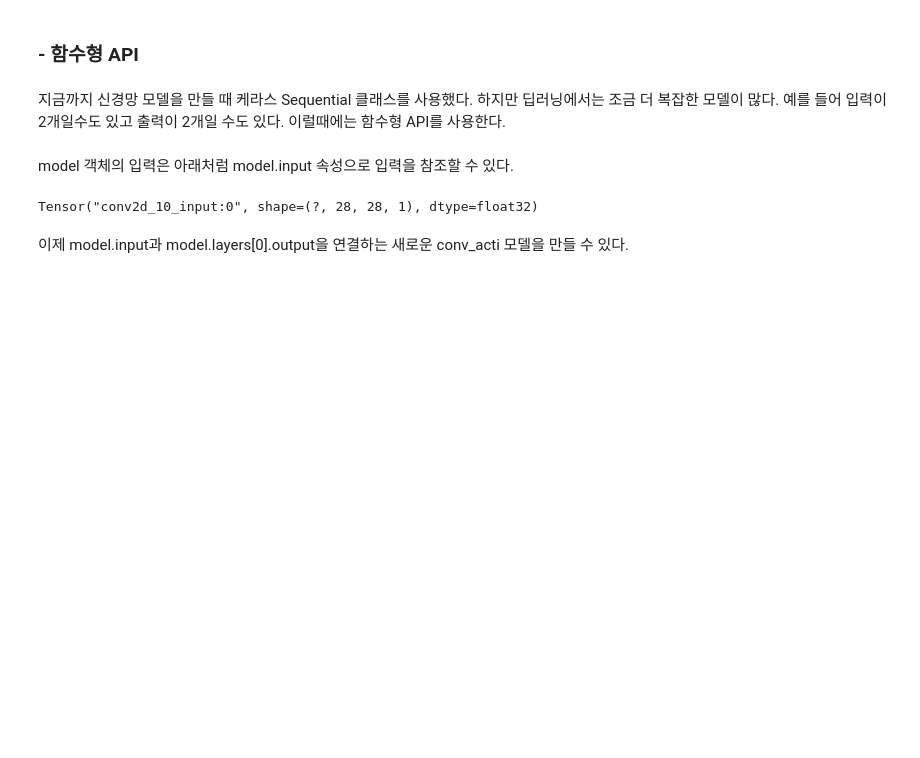
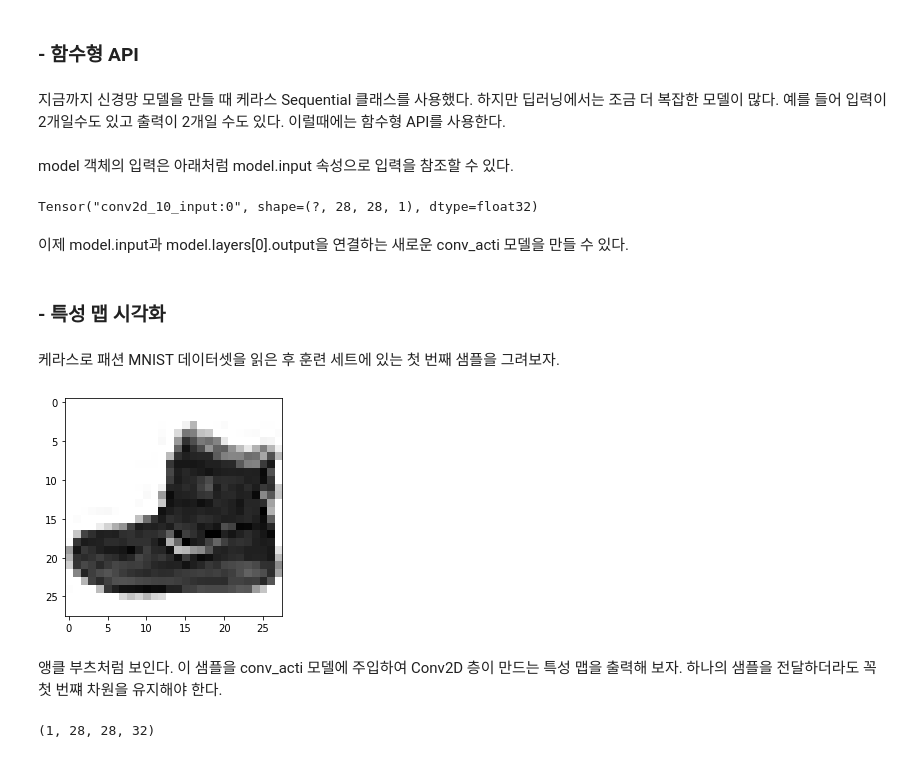
Before and after one commit to jaeyoon89/machinlearnig_deeplearning_study, a Jupyter notebook: mldl_ch8-1_convolution_neural.ipynb, the cells around one changed output. Saved outputs shown, nothing was run; the diff lists cells and outputs as text; code cells hidden in the pictures; blank space fills up the shorter version.

```diff
--- a/mldl_ch8-1_convolution_neural.ipynb
+++ b/mldl_ch8-1_convolution_neural.ipynb
@@ -339,3 +339,16 @@ Tensor("conv2d_10_input:0", shape=(?, 28, 28, 1), dtype=float32)
 이제 model.input과 model.layers[0].output을 연결하는 새로운 conv_acti 모델을 만들 수 있다.
 # %%
 conv_acti = keras.Model(model.input, model.layers[0].output)
+# %% [markdown]
+### - 특성 맵 시각화
+# %% [markdown]
+케라스로 패션 MNIST 데이터셋을 읽은 후 훈련 세트에 있는 첫 번째 샘플을 그려보자.
+# %%
+(train_input, train_target), (test_input, test_target) = keras.datasets.fashion_mnist.load_data()
+# %%
+plt.imshow(train_input[0], cmap='gray_r')
+plt.show()
+# %% [output]
+[figure, added]
+# %% [markdown]
+앵클 부츠처럼 보인다. 이 샘플을 conv_acti 모델에 주입하여 Conv2D 층이 만드는 특성 맵을 출력해 보자. 하나의 샘플을 전달하더라도 꼭 첫 번쨰 차원을 유지해야 한다.
@@ -341,0 +358,4 @@ conv_acti = keras.Model(model.input, model.layers[0].output)
+# %%
+print(feature_maps.shape)
+# %% [output]
+(1, 28, 28, 32)
```
Also changed, not shown: parts of 14 cells of this notebook.
